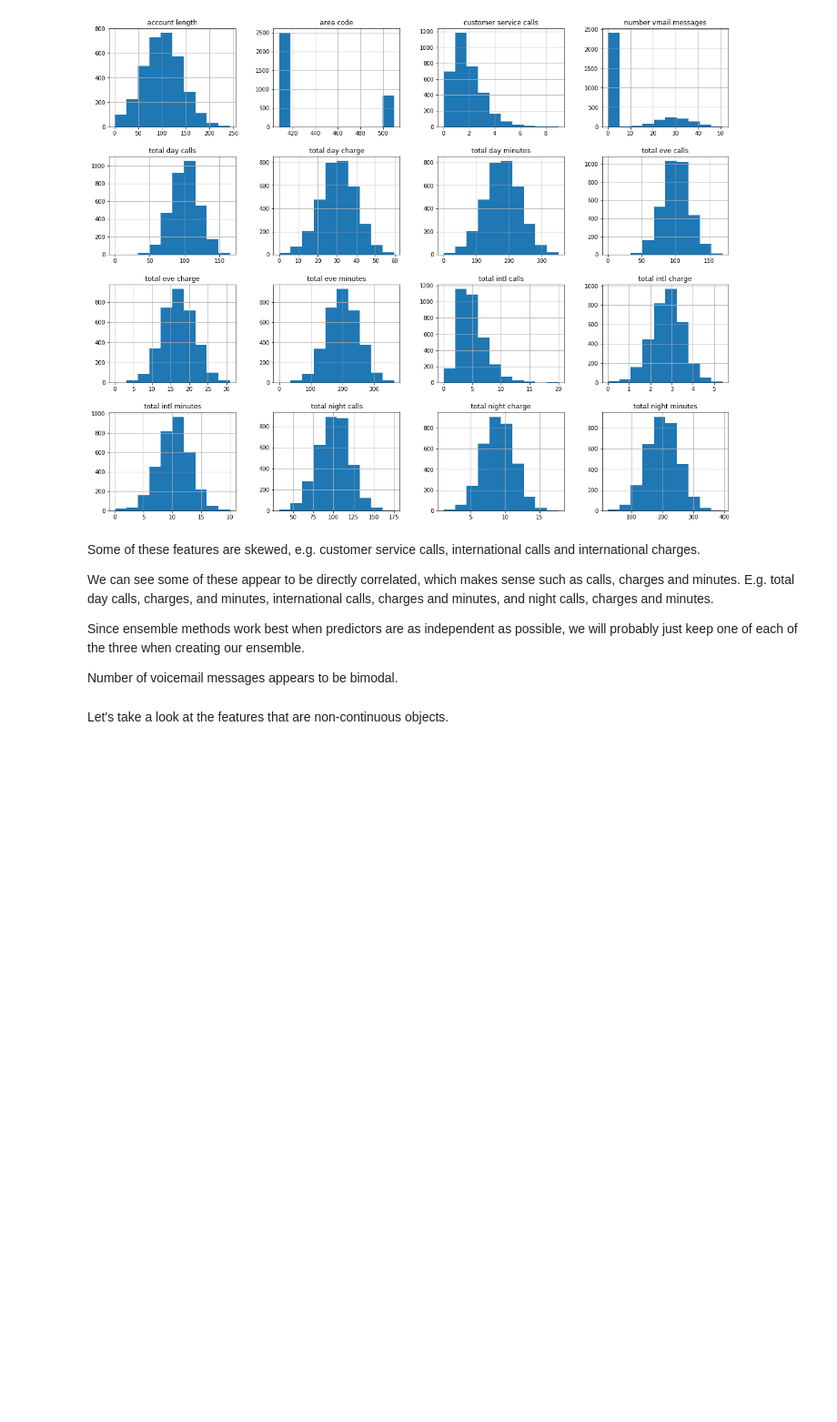
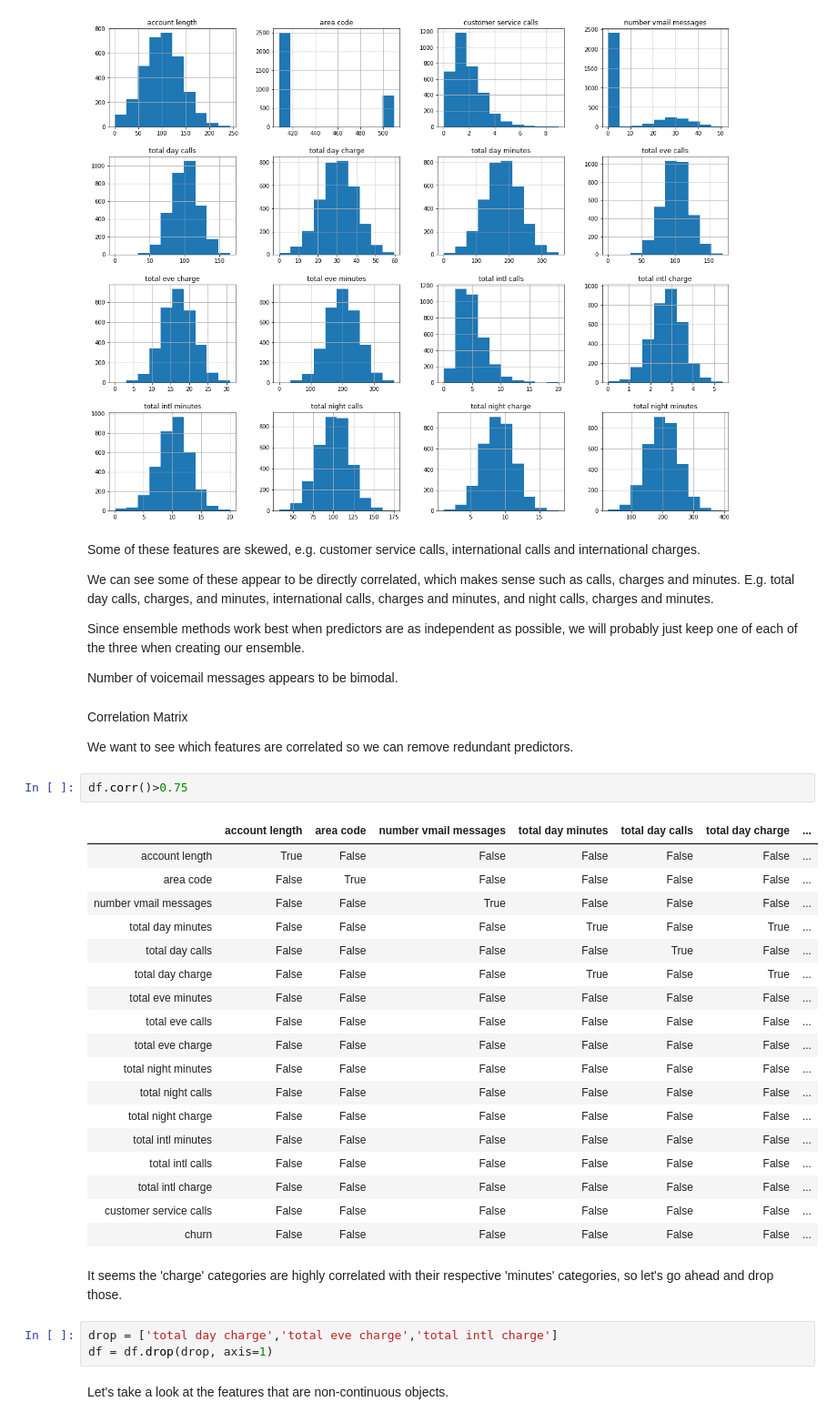
Before and after one commit to JessicaFB/Telecommunications-Churn-Prediction, a Jupyter notebook: churn_classifier.ipynb, the cells around one changed output. Shown at 91% size. Drawn from its saved outputs; the diff is of its cells as text; blank space fills up the shorter version.

```diff
--- a/churn_classifier.ipynb
+++ b/churn_classifier.ipynb
@@ -112,6 +112,36 @@ We can see some of these appear to be directly correlated, which makes sense suc
 Since ensemble methods work best when predictors are as independent as possible, we will probably just keep one of each of the three when creating our ensemble.
 
 Number of voicemail messages appears to be bimodal.
+# %% [markdown]
+Correlation Matrix
+
+We want to see which features are correlated so we can remove redundant predictors.
+# %%
+df.corr()>0.75
+# %% [output]
+|  | account length | area code | number vmail messages | total day minutes | total day calls | total day charge | ... |
+| account length | True | False | False | False | False | False | ... |
+| area code | False | True | False | False | False | False | ... |
+| number vmail messages | False | False | True | False | False | False | ... |
+| total day minutes | False | False | False | True | False | True | ... |
+| total day calls | False | False | False | False | True | False | ... |
+| total day charge | False | False | False | True | False | True | ... |
+| total eve minutes | False | False | False | False | False | False | ... |
+| total eve calls | False | False | False | False | False | False | ... |
+| total eve charge | False | False | False | False | False | False | ... |
+| total night minutes | False | False | False | False | False | False | ... |
+| total night calls | False | False | False | False | False | False | ... |
+| total night charge | False | False | False | False | False | False | ... |
+| total intl minutes | False | False | False | False | False | False | ... |
+| total intl calls | False | False | False | False | False | False | ... |
+| total intl charge | False | False | False | False | False | False | ... |
+| customer service calls | False | False | False | False | False | False | ... |
+| churn | False | False | False | False | False | False | ... |
+# %% [markdown]
+It seems the 'charge' categories are highly correlated with their respective 'minutes' categories, so let's go ahead and drop those.
+# %%
+drop = ['total day charge','total eve charge','total intl charge']
+df = df.drop(drop, axis=1)
 # %% [markdown]
 Let's take a look at the features that are non-continuous objects.
 # %% [markdown]
```
Also changed, not shown: parts of 6 cells of this notebook.
